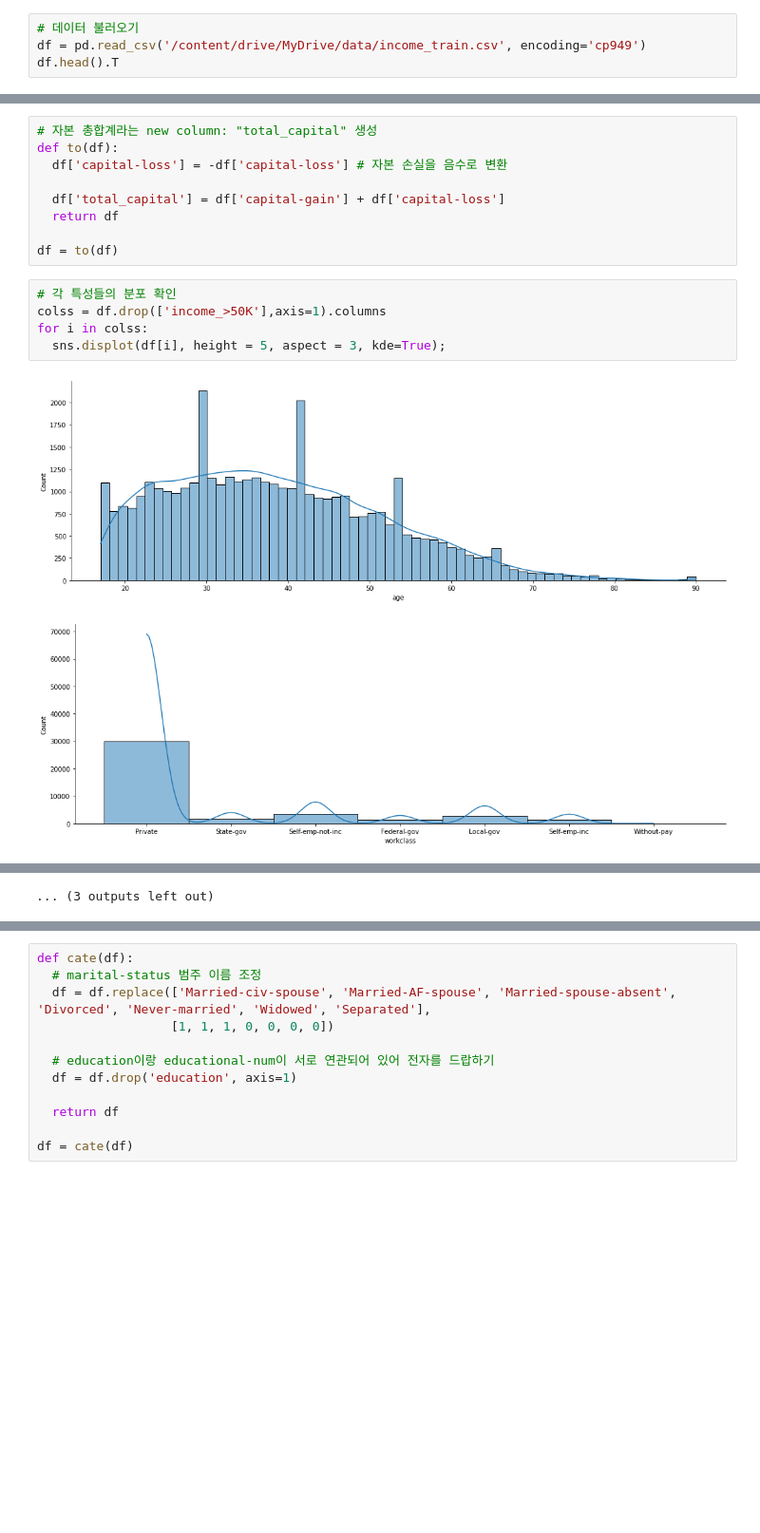
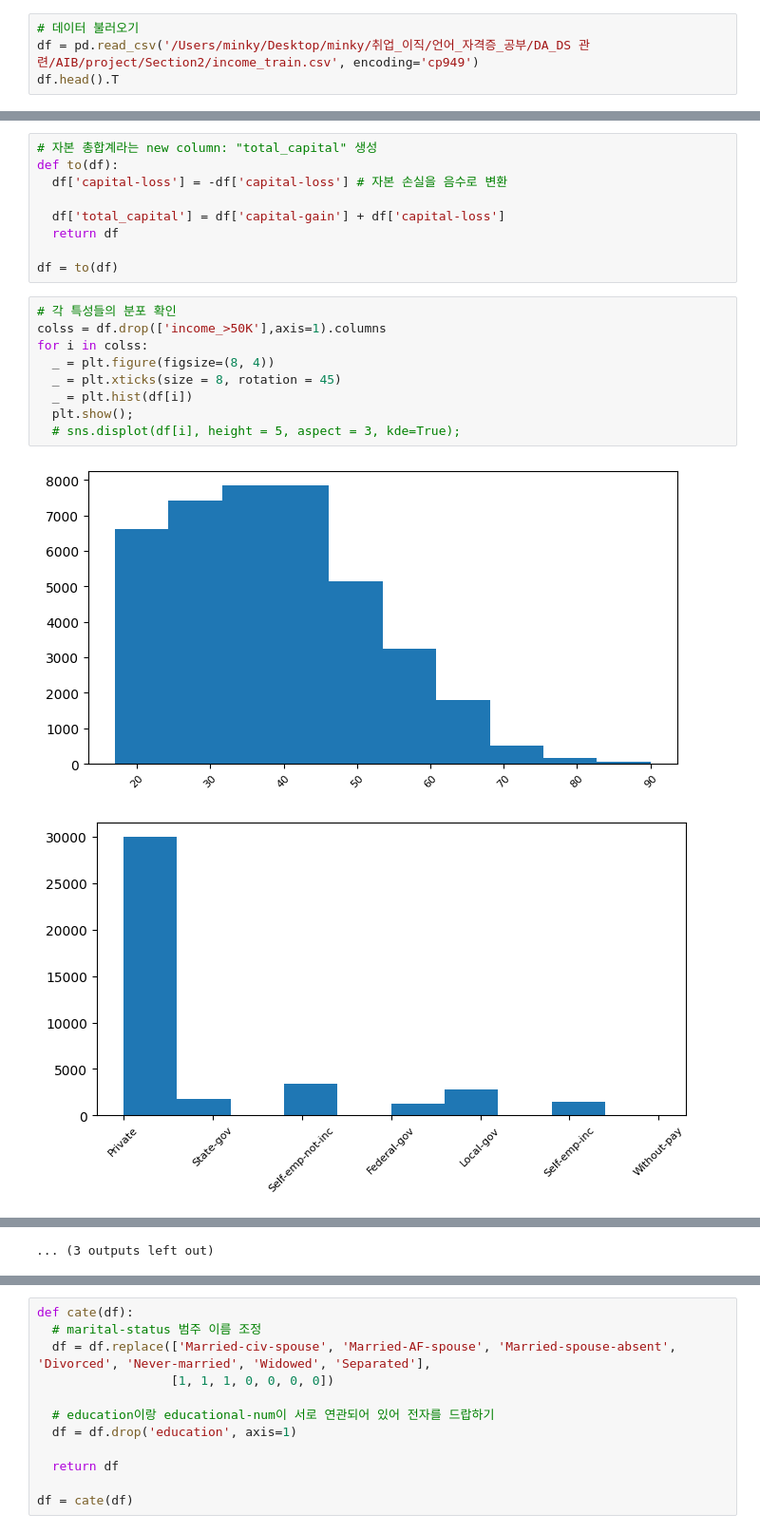
Before and after one commit to minnnnppp/Portfolio, a Jupyter notebook: Section2/AI_10_박민경_Project02(2408_수정).ipynb, the cells around one changed output, grey strips where cells are left out. Shown at 95% size. Saved outputs shown, nothing was run; the diff lists cells and outputs as text; blank space fills up the shorter version.

```diff
--- a/Section2/AI_10_박민경_Project02.ipynb
+++ b/Section2/AI_10_박민경_Project02(2408_수정).ipynb
@@ -44,7 +65,7 @@ Mounted at /content/drive
 ## 데이터 불러오기
 # %%
 # 데이터 불러오기
-df = pd.read_csv('/content/drive/MyDrive/data/income_train.csv', encoding='cp949')
+df = pd.read_csv('/Users/minky/Desktop/minky/취업_이직/언어_자격증_공부/DA_DS 관련/AIB/project/Section2/income_train.csv', encoding='cp949')
 df.head().T
 # %% [output]
 |  | 0 | 1 | 2 | 3 | 4 |
@@ -195,8 +203,12 @@ df = to(df)
 # %%
 # 각 특성들의 분포 확인
 colss = df.drop(['income_>50K'],axis=1).columns
 for i in colss:
-  sns.displot(df[i], height = 5, aspect = 3, kde=True);
+  _ = plt.figure(figsize=(8, 4))
+  _ = plt.xticks(size = 8, rotation = 45)
+  _ = plt.hist(df[i])
+  plt.show();
+  # sns.displot(df[i], height = 5, aspect = 3, kde=True);
 # %% [output]
-[figure, old version]
+[figure, new version]
-[figure, old version]
+[figure, new version]
```
Also changed, not shown: parts of 37 cells of this notebook, 1 other file.
